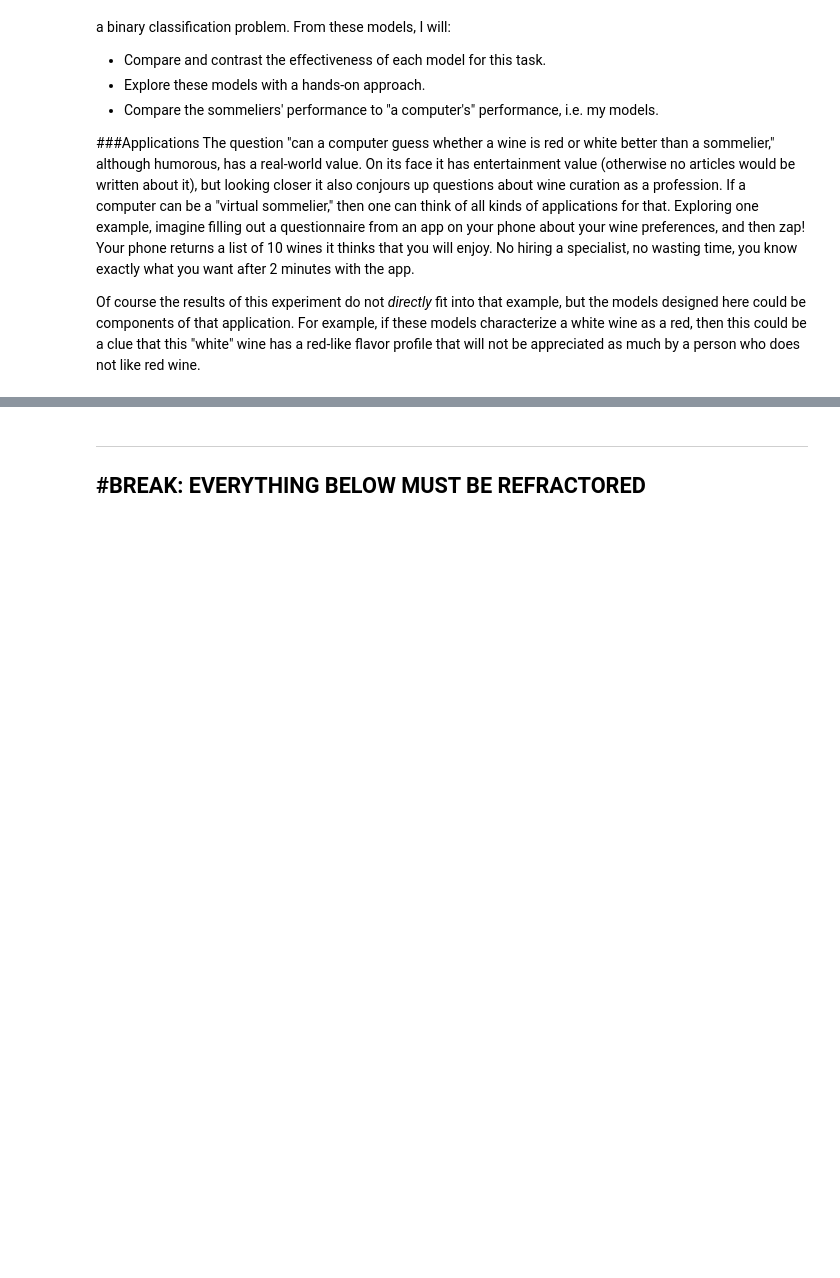
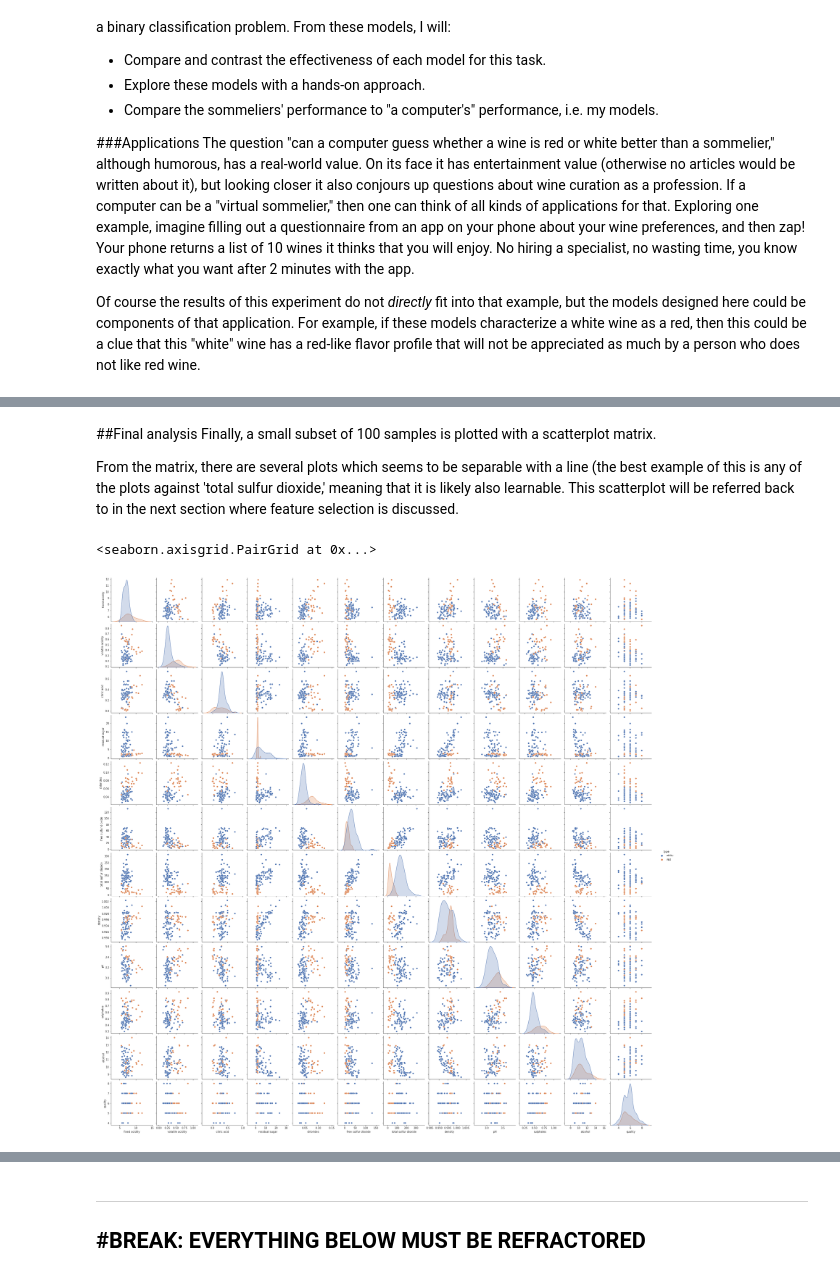
Before and after one commit to journalWheat/CSI4106-Project1, a Jupyter notebook: CSI4106_Project1_JaredWagner_GeneralForm.ipynb, the cells around one changed output, grey strips where cells are left out. Saved outputs shown, nothing was run; the diff lists cells and outputs as text; code cells hidden in the pictures; blank space fills up the shorter version.

Commit message:
Refactor Section 2-3.5

```diff
--- a/CSI4106_Project1_JaredWagner_GeneralForm.ipynb
+++ b/CSI4106_Project1_JaredWagner_GeneralForm.ipynb
@@ -55,0 +152,8 @@ In this section, the wine dataset is loaded
+# %%
+# re-reading the data from CSV such that it is (reproducibly) randomized
+seed = 1
+raw_df = pd.read_csv(df_location).dropna().sample(n=len(pd.read_csv(df_location).dropna()),random_state=seed)
+small_sample_df = raw_df[43:143].copy() # sample of 100
+
+# display the data to demonstrate it is shuffled ... no matter how many times this cell is ran, the order of the data will be the same since it is shuffled from a seed
+display(raw_df.head(5))
@@ -55,0 +167,10 @@ In this section, the wine dataset is loaded
+# %% [markdown]
+##Final analysis
+Finally, a small subset of 100 samples is plotted with a scatterplot matrix.
+
+From the matrix, there are several plots which seems to be separable with a line (the best example of this is any of the plots against 'total sulfur dioxide,' meaning that it is likely also learnable. This scatterplot will be referred back to in the next section where feature selection is discussed.
+# %%
+sns.pairplot(data=small_sample_df, hue=target)
+# %% [output]
+<seaborn.axisgrid.PairGrid at 0x...>
+[figure, added]
```
Also changed, not shown: parts of 10 cells of this notebook.
